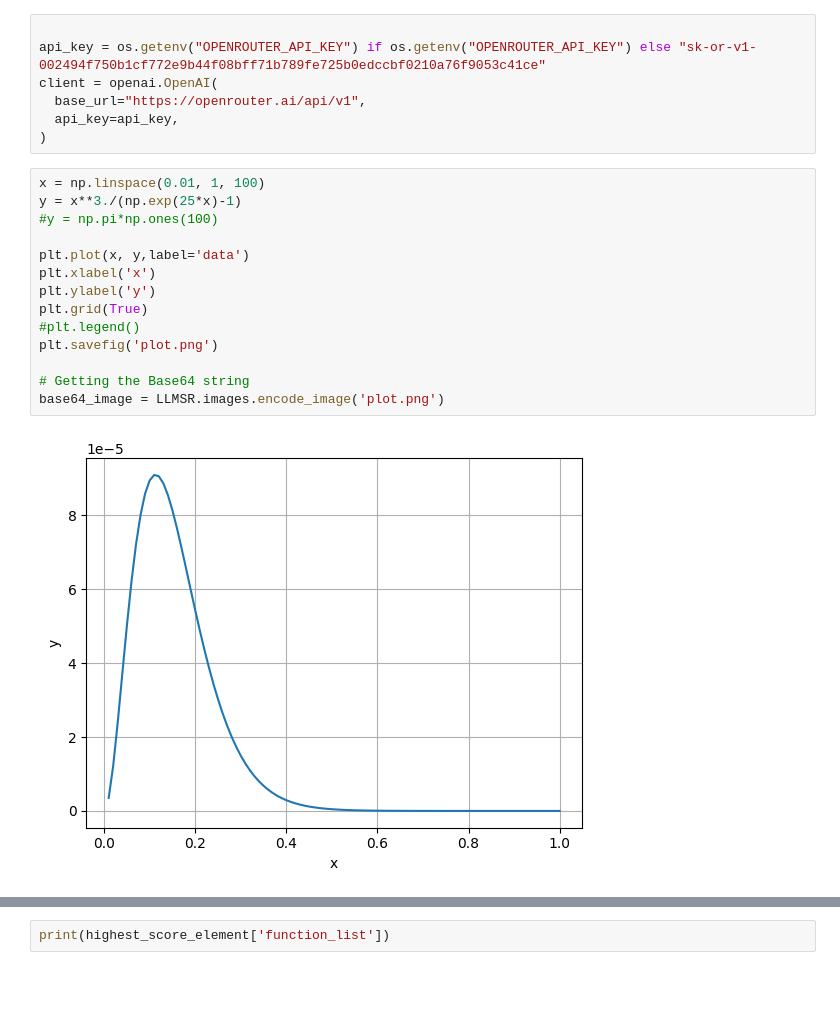
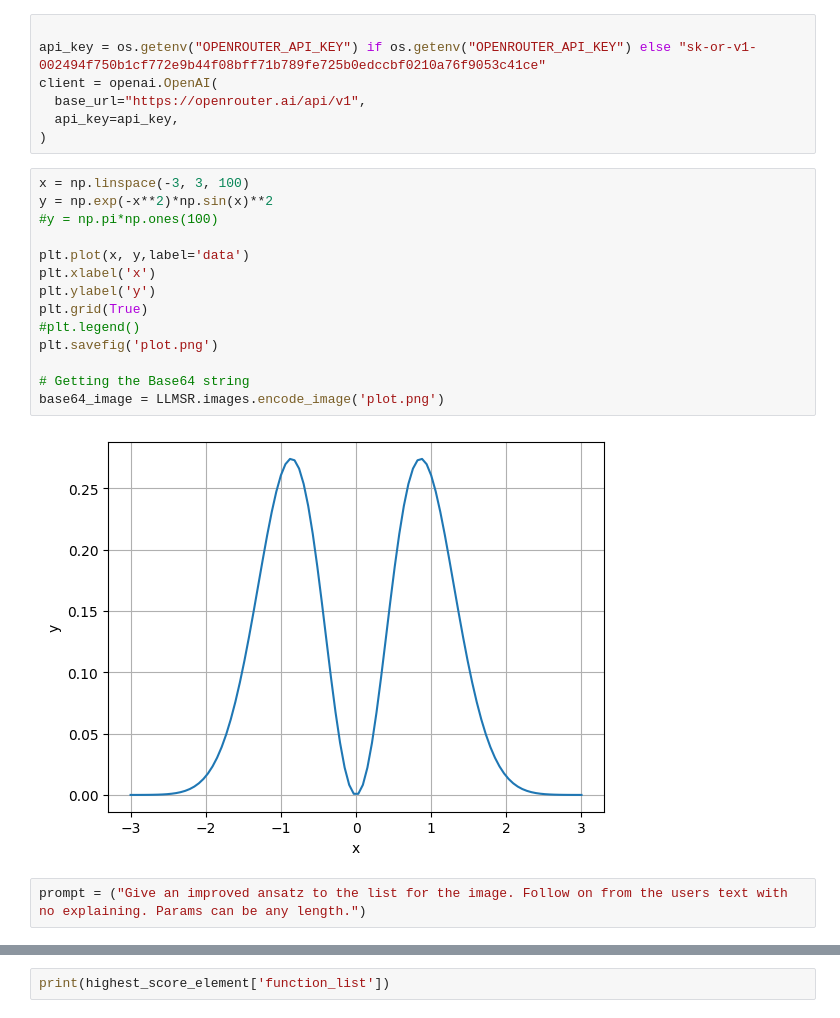
Before and after one commit to harveyThomas4692/llmlex, a Jupyter notebook: Examples/simple_example.ipynb, the cells around one changed output, grey strips where cells are left out. Cells and saved outputs as stored; diff of their text form; blank space fills up the shorter version.

```diff
--- a/Examples/simple_example.ipynb
+++ b/Examples/simple_example.ipynb
@@ -20,19 +20,21 @@ client = openai.OpenAI(
   api_key=api_key,
 )
 # %%
-x = np.linspace(0.01, 1, 100)
-y = x**3./(np.exp(25*x)-1)
+x = np.linspace(-3, 3, 100)
+y = np.exp(-x**2)*np.sin(x)**2
 #y = np.pi*np.ones(100)
 
 plt.plot(x, y,label='data')
 plt.xlabel('x')
 plt.ylabel('y')
 plt.grid(True)
 #plt.legend()
 plt.savefig('plot.png')
 
 # Getting the Base64 string
 base64_image = LLMSR.images.encode_image('plot.png')
 # %% [output]
-[figure, old version]
+[figure, new version]
+# %%
+prompt = ("Give an improved ansatz to the list for the image. Follow on from the users text with no explaining. Params can be any length.")
 # %%
```
Also changed, not shown: parts of 7 cells of this notebook, 1 other file.
